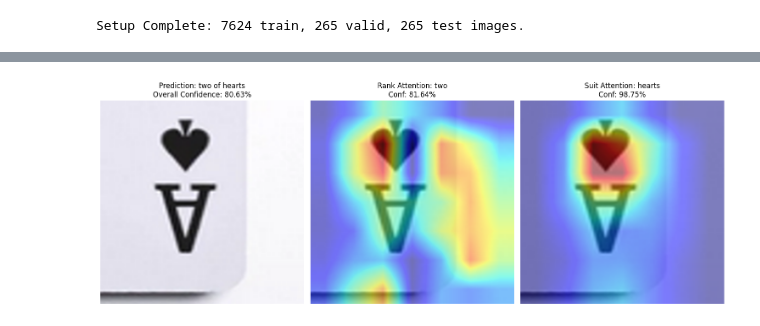
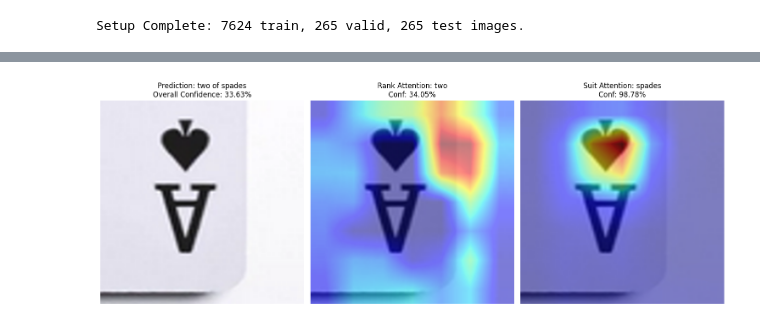
Before and after one commit to Tudor230/CardNet, a Jupyter notebook: cardnet.ipynb, the cells around one changed output, grey strips where cells are left out. Cells and saved outputs as stored; diff of their text form; code cells hidden in the pictures.

```diff
--- a/cardnet.ipynb
+++ b/cardnet.ipynb
@@ -382,4 +373,5 @@ visualize_augmentations(train_loader.dataset, idx=451)
 # %%
+import json
 import torch
 import torch.nn as nn
 from torch.optim.lr_scheduler import ReduceLROnPlateau
@@ -389,28 +381,29 @@ from tqdm import tqdm
 # --- CONFIG ---
 DEVICE = torch.device("cuda" if torch.cuda.is_available() else "cpu")
 print(f"Using device: {DEVICE}")
-PATIENCE = 5
-writer = SummaryWriter('runs/card_experiment_fix')
+PATIENCE = 15
+writer = SummaryWriter('runs/card_experiment')
 
 # --- MODEL SETUP ---
 model = CardNet(num_suits=5, num_ranks=14).to(DEVICE)
-# model.load_state_dict(torch.load('best_cardnet_minimal_augmentation.pth'))
-# print("Model loaded from best_cardnet_minimal_augmentation.pth")
+model.load_state_dict(torch.load('best_cardnet.pth'))
 optimizer = torch.optim.AdamW(model.parameters(), lr=0.0001, weight_decay=0.0005)
+# Don't forgot to update the learning rate if resuming from a checkpoint
 criterion = nn.CrossEntropyLoss()
 scheduler = ReduceLROnPlateau(
     optimizer,
     mode='min',
     factor=0.1,
-    patience=3,
+    patience=7,
 )
 
 # --- TRAINING LOOP WITH EARLY STOPPING ---
 best_loss = float('inf')
+best_loss = float(1.1879701256752013)
 counter = 0
 
 
-for epoch in range(0,100):
+for epoch in range(41,100):
     # --- TRAINING ---
     model.train()
     train_loss = 0.0
@@ -480,7 +473,7 @@ for epoch in range(0,100):
     writer.add_scalar('Accuracy/Val_Rank', val_rank_acc, epoch)
     writer.add_scalar('Params/Learning_Rate', optimizer.param_groups[0]['lr'], epoch)
 
-    print(f"\n[FINISH EPOCH {epoch+1}] Val Loss: {avg_val_loss:.4f} | Suit Acc: {val_suit_acc:.1f}% | Rank Acc: {val_rank_acc:.1f}%")
+    print(f"\n[FINISH EPOCH {epoch+1}] Val Loss: {avg_val_loss:.4f} | Train Loss: {avg_train_loss:.4f} | Suit Acc: {val_suit_acc:.1f}% | Rank Acc: {val_rank_acc:.1f}%")
 
     scheduler.step(avg_val_loss)
 
@@ -496,6 +489,18 @@ for epoch in range(0,100):
             print("Early Stopping.")
             break
 
+    # Save training status to JSON
+    status = {
+        "last_completed_epoch": epoch + 1,
+        "best_val_loss": float(best_loss),
+        "current_val_loss": float(avg_val_loss),
+        "val_suit_acc": float(val_suit_acc),
+        "val_rank_acc": float(val_rank_acc),
+        "learning_rate": float(optimizer.param_groups[0]['lr'])
+    }
+    with open('training_status.json', 'w') as f:
+        json.dump(status, f, indent=4)
+
 writer.close()
 # %% [output]
 Using device: cuda
@@ -692,32 +702,32 @@ def test_on_image_with_heatmap(image_path, model, transform, device):
     suit_heatmap = get_gradcam_heatmap(model, input_tensor, s_idx, head_type='suit')
 
     plt.figure(figsize=(15, 6))
 
     plt.subplot(1, 3, 1)
     plt.imshow(image.resize((224, 224)))
     plt.title(f"Prediction: {rank_names[r_idx]} of {suit_names[s_idx]}\n"
               f"Overall Confidence: {(r_conf * s_conf):.2%}")
     plt.axis('off')
 
     plt.subplot(1, 3, 2)
     plt.imshow(image.resize((224, 224)))
     plt.imshow(rank_heatmap, cmap='jet', alpha=0.5)
     plt.title(f"Rank Attention: {rank_names[r_idx]}\nConf: {r_conf:.2%}")
     plt.axis('off')
 
     plt.subplot(1, 3, 3)
     plt.imshow(image.resize((224, 224)))
     plt.imshow(suit_heatmap, cmap='jet', alpha=0.5)
     plt.title(f"Suit Attention: {suit_names[s_idx]}\nConf: {s_conf:.2%}")
     plt.axis('off')
 
     plt.tight_layout()
     plt.show()
 
 
 model = CardNet(num_suits=5, num_ranks=14).to(DEVICE)
-model.load_state_dict(torch.load('best_cardnet_leak.pth', map_location=DEVICE))
+model.load_state_dict(torch.load('best_cardnet.pth', map_location=DEVICE))
 my_image_path = "image.png"
 test_on_image_with_heatmap(my_image_path, model, val_tfs, DEVICE)
 # %% [output]
-[figure, old version]
+[figure, new version]
```
Also changed, not shown: parts of 6 cells of this notebook, 1 other file.
